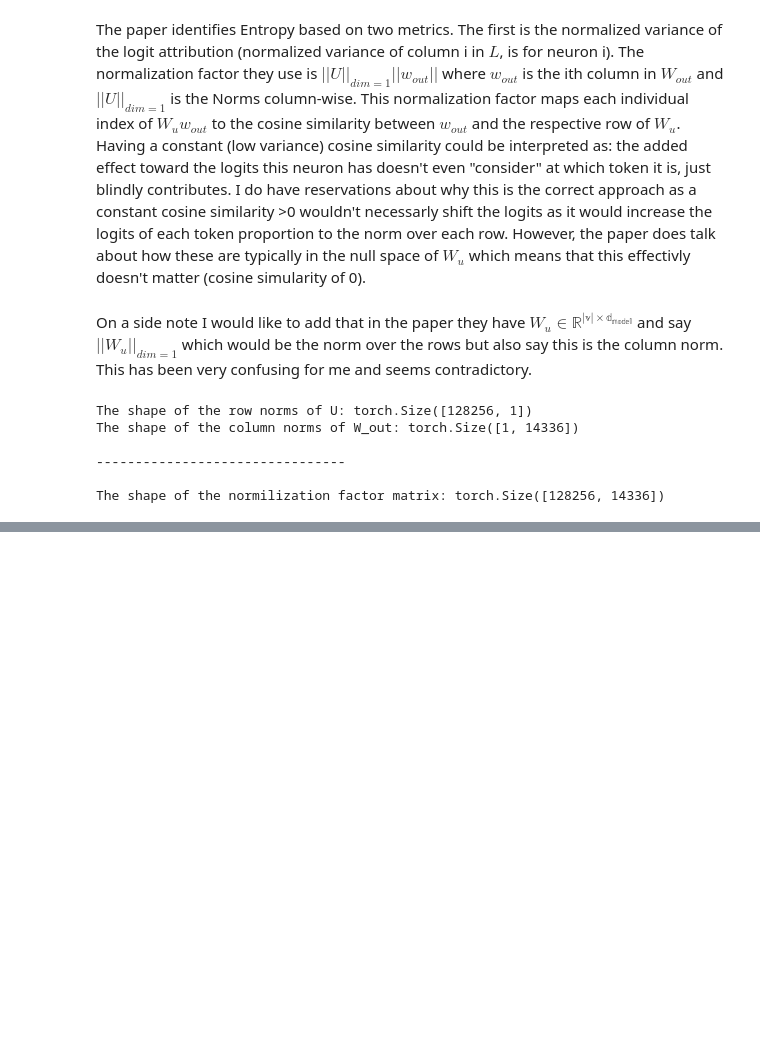
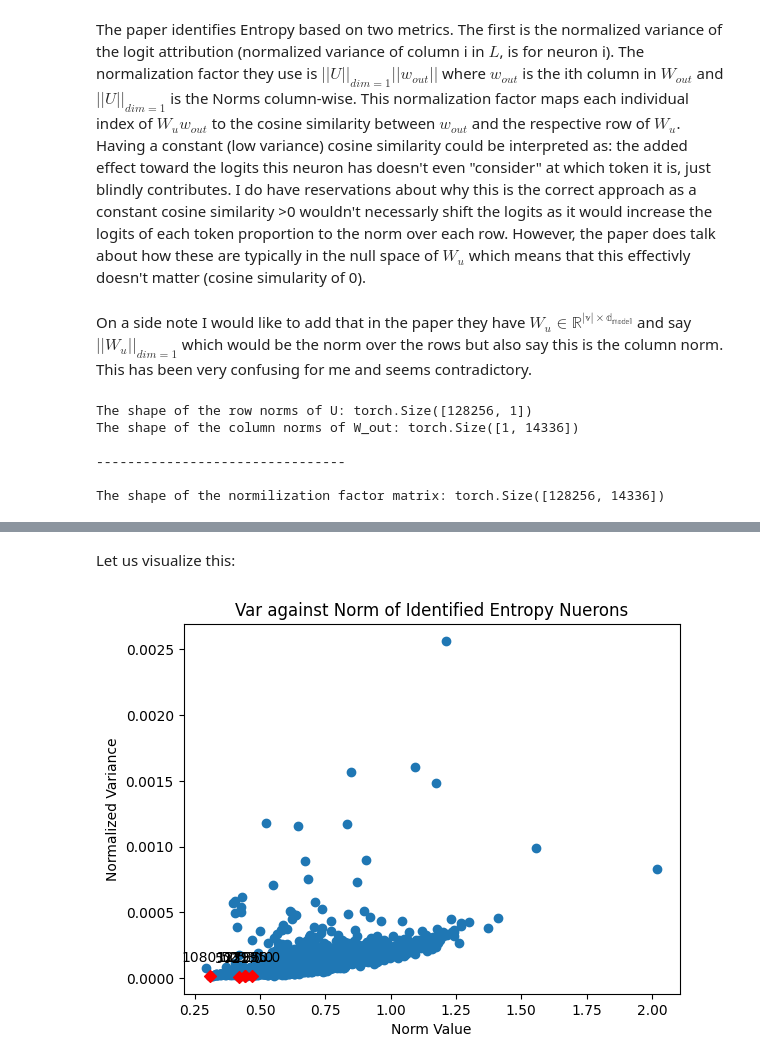
Before and after one commit to TroyDanielsProjects/Uncertainty-Aware-Error-Detection-and-Recovery, a Jupyter notebook: entropy_neurons.ipynb, the cells around one changed output, grey strips where cells are left out. Saved outputs shown, nothing was run; the diff lists cells and outputs as text; code cells hidden in the pictures; blank space fills up the shorter version.

```diff
--- a/entropy_neurons.ipynb
+++ b/entropy_neurons.ipynb
@@ -338,0 +596,5 @@ tensor([-0.0035,  0.0068,  0.0090,  ..., -0.0028, -0.0046, -0.0056])
+# %%
+# Find the logit attribution (this is projecting the columns of w_out to vocab space or finding effect of neuron on logits)
+L = U @ W_out # matmult of W_u @ w_out
+print(f'The shape of L: {L.shape}')
+print(f'The first column of L: {L[0]}')
@@ -338,0 +608,4 @@ tensor([-0.0035,  0.0068,  0.0090,  ..., -0.0028, -0.0046, -0.0056])
+# %%
+var = torch.var(L, dim=0)
+print(f'The shape of L: {var.shape}')
+print(f'The first column of L: {var[0]}')
@@ -338,0 +617,11 @@ tensor([-0.0035,  0.0068,  0.0090,  ..., -0.0028, -0.0046, -0.0056])
+# %%
+entropy_neurons = helper.identify_entropy_nuerons(var, torch.squeeze(W_out_norm), k=5, scores=False)
+# create a extra column for the standard deviation
+extra_col = np.sqrt(entropy_neurons[:, 0:1])
+# add this stddiv column to the entropy neruons
+entropy_neurons = np.hstack([entropy_neurons, extra_col])
+print("The best identifed k entropy neurons are: \n    var_value      norm_value       index         std dev")
+print(entropy_neurons, "\n\n")
+
+print(f'The min var is: {var.min()}\nThe max var is: {var.max()}')
+print(f'The min weight norm is: {W_out_norm.min()}\nThe max norm is: {W_out_norm.max()}')
@@ -338,0 +642,7 @@ tensor([-0.0035,  0.0068,  0.0090,  ..., -0.0028, -0.0046, -0.0056])
+# %% [markdown]
+Let us visualize this:
+# %%
+# entropy neruons are stored in value: entropy_neurons
+helper.plot_entropy_neurons(var, W_out_norm, entropy_neurons)
+# %% [output]
+[figure, added]
```
Also changed, not shown: parts of 40 cells of this notebook.
